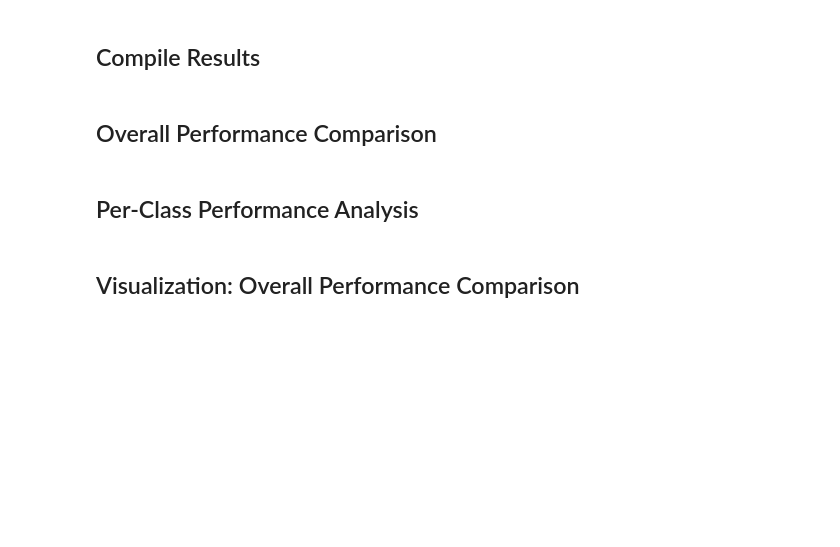
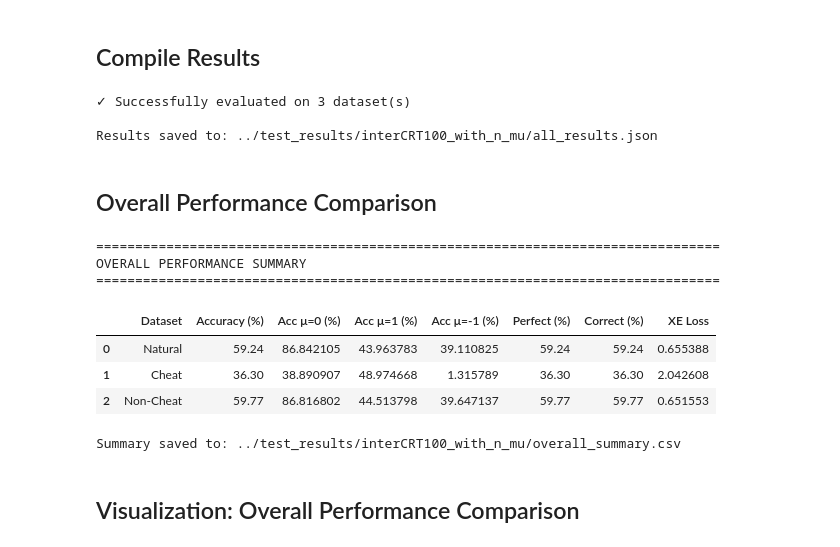
Before and after one commit to clairexuu/mobius_case_study, a Jupyter notebook: notebooks/test_performance_report.ipynb, the cells around one changed output. Drawn from its saved outputs; the diff is of its cells as text; code cells hidden in the pictures; blank space fills up the shorter version.

Commit message:
update performance notebooks

```diff
--- a/notebooks/test_performance_report.ipynb
+++ b/notebooks/test_performance_report.ipynb
@@ -27,23 +30,23 @@ plt.rcParams['figure.figsize'] = (14, 8)
 Specify the model checkpoint and encoding to test:
 # %%
 # Model configuration
-ENCODING = "CRT100_with_stats"  # Options: interCRT100, CRT100, interCRT100_with_n, CRT100_with_stats
+ENCODING = "interCRT100_with_n"  # Options: interCRT100, CRT100, interCRT100_with_n, CRT100_with_stats
 TASK = "mu"  # Options: mu, musq
-MODEL_DIR = "models/train_CRT100stat"  # Path to the directory containing the trained model
-CHECKPOINT_NAME = "best-valid_arithmetic_acc"  # Name of checkpoint file (without .pth)
+MODEL_DIR = "../models/model_interCRT100_with_n_natural/mu/1"  # Path to the directory containing the trained model
+CHECKPOINT_NAME = "checkpoint"  # Name of checkpoint file (without .pth)
 
 # Test datasets directory (will be created if needed)
-INPUT_BASE_DIR = Path("input")
+INPUT_BASE_DIR = Path("../input")
 
 # Results output directory
-RESULTS_DIR = Path("test_results") / f"{ENCODING}_{TASK}"
+RESULTS_DIR = Path("../test_results") / f"{ENCODING}_{TASK}"
 RESULTS_DIR.mkdir(parents=True, exist_ok=True)
 
 # Test dataset types
 DATASET_TYPES = ["natural", "cheat", "non_cheat"]
 
 # Int2Int directory
-INT2INT_DIR = Path("Int2Int")
+INT2INT_DIR = Path("../Int2Int")
 
 print(f"Testing model: {MODEL_DIR}/{CHECKPOINT_NAME}.pth")
 print(f"Encoding: {ENCODING}")
@@ -176,18 +189,24 @@ def run_evaluation(model_dir, checkpoint_name, test_data_path, encoding, task, o
     data_types = get_encoding_params(encoding)
     checkpoint_path = Path(model_dir) / f"{checkpoint_name}.pth"
 
+    # Create a temporary dump directory for evaluation output
+    eval_dump_path = RESULTS_DIR / "eval_dump"
+    eval_dump_path.mkdir(parents=True, exist_ok=True)
+
     # Construct the command
+    # NOTE: We use --reload_model instead of --eval_from_exp to avoid the issue
+    # where train.py overrides reload_model with a constructed path that may not exist
     cmd = [
         "python", str(INT2INT_DIR / "train.py"),
         "--eval_only", "True",
-        "--eval_from_exp", str(Path(model_dir).absolute()),
-        "--reload_checkpoint", str(checkpoint_path.absolute()),
+        "--reload_model", str(checkpoint_path.absolute()),
         "--eval_data", str(test_data_path.absolute()),
         "--eval_size", "10000",
         "--data_types", data_types,
         "--operation", "data",
         "--cpu", "True",  # Run on CPU for notebook compatibility
         "--num_workers", "0",
+        "--dump_path", str(eval_dump_path.absolute()),  # Specify dump path to avoid /checkpoint error
     ]
 
     print(f"\nRunning command:")
@@ -337,33 +400,47 @@ else:
     with open(results_json, 'w') as f:
         json.dump(all_metrics, f, indent=2)
     print(f"\nResults saved to: {results_json}")
+# %% [output]
+✓ Successfully evaluated on 3 dataset(s)
+
+Results saved to: ../test_results/interCRT100_with_n_mu/all_results.json
 # %% [markdown]
 ## Overall Performance Comparison
 # %%
 if all_metrics:
     print("="*80)
     print("OVERALL PERFORMANCE SUMMARY")
     print("="*80)
 
     # Create summary table
     summary_data = []
     for dataset_type, metrics in all_metrics.items():
         summary_data.append({
             'Dataset': dataset_type.replace('_', '-').title(),
             'Accuracy (%)': metrics.get('valid_arithmetic_acc', 0),
+            'Acc μ=0 (%)': metrics.get('valid_arithmetic_acc_0', 0),
+            'Acc μ=1 (%)': metrics.get('valid_arithmetic_acc_1', 0),
+            'Acc μ=-1 (%)': metrics.get('valid_arithmetic_acc_100', 0),
             'Perfect (%)': metrics.get('valid_arithmetic_perfect', 0),
             'Correct (%)': metrics.get('valid_arithmetic_correct', 0),
             'XE Loss': metrics.get('valid_arithmetic_xe_loss', 0)
         })
 
     summary_df = pd.DataFrame(summary_data)
     display(summary_df)
 
     # Save to CSV
     summary_csv = RESULTS_DIR / "overall_summary.csv"
     summary_df.to_csv(summary_csv, index=False)
     print(f"\nSummary saved to: {summary_csv}")
 else:
     print("No metrics to display")
+# %% [output]
+================================================================================
+OVERALL PERFORMANCE SUMMARY
+================================================================================
+|  | Dataset | Accuracy (%) | Acc μ=0 (%) | Acc μ=1 (%) | Acc μ=-1 (%) | Perfect (%) | Correct (%) | XE Loss |
+| 0 | Natural | 59.24 | 86.842105 | 43.963783 | 39.110825 | 59.24 | 59.24 | 0.655388 |
+| 1 | Cheat | 36.30 | 38.890907 | 48.974668 | 1.315789 | 36.30 | 36.30 | 2.042608 |
+| 2 | Non-Cheat | 59.77 | 86.816802 | 44.513798 | 39.647137 | 59.77 | 59.77 | 0.651553 |
+Summary saved to: ../test_results/interCRT100_with_n_mu/overall_summary.csv
-# %% [markdown]
-## Per-Class Performance Analysis
```
Also changed, not shown: parts of 14 cells of this notebook, 11 other files.
